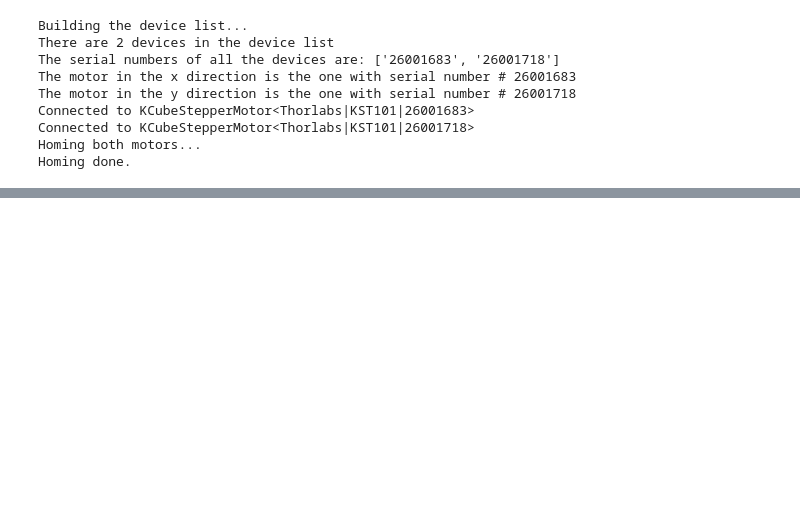
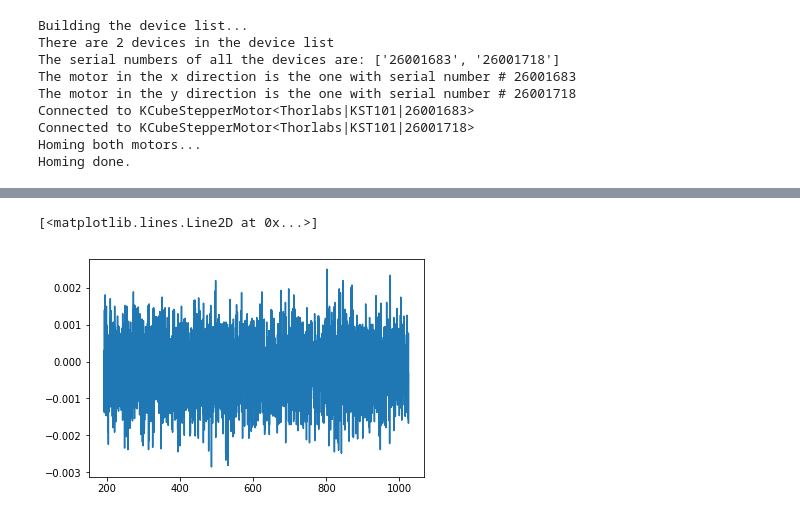
Before and after one commit to jrr1984/Prototipo0_S-D_SpectralGUI, a Jupyter notebook: syst/syst.ipynb, the cells around one changed output, grey strips where cells are left out. Drawn from its saved outputs; the diff is of its cells as text; code cells hidden in the pictures; blank space fills up the shorter version.

```diff
--- a/syst/syst.ipynb
+++ b/syst/syst.ipynb
@@ -35,0 +62,6 @@ stage.move_to_x_y(5.0,5.0)
+# %%
+y,x = ccs.take_data(integration_time=None, num_avg=1, use_background=False)
+plt.plot(x,y)
+# %% [output]
+[<matplotlib.lines.Line2D at 0x...>]
+[figure, added]
```
Also changed, not shown: parts of 21 cells of this notebook, 8 other files.
